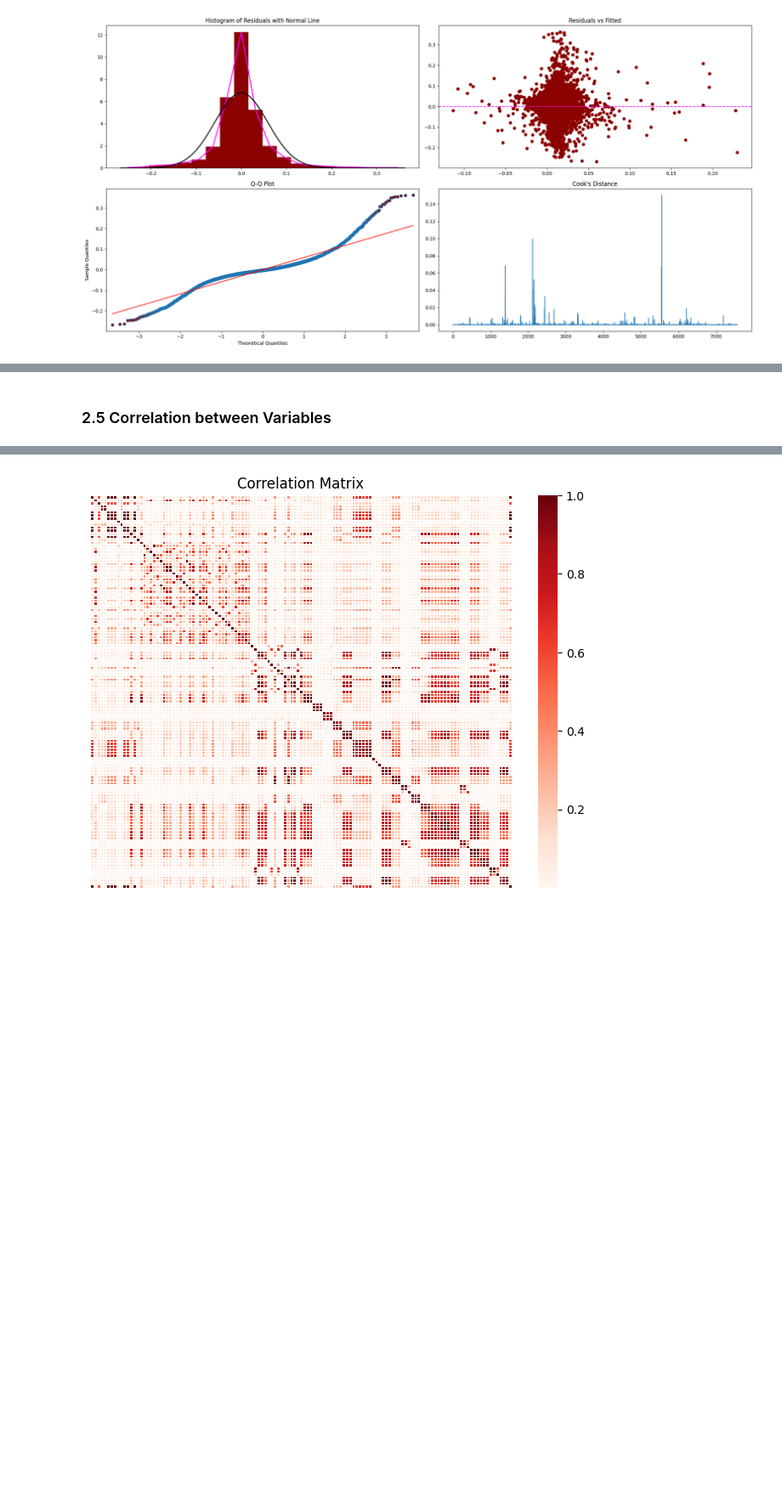
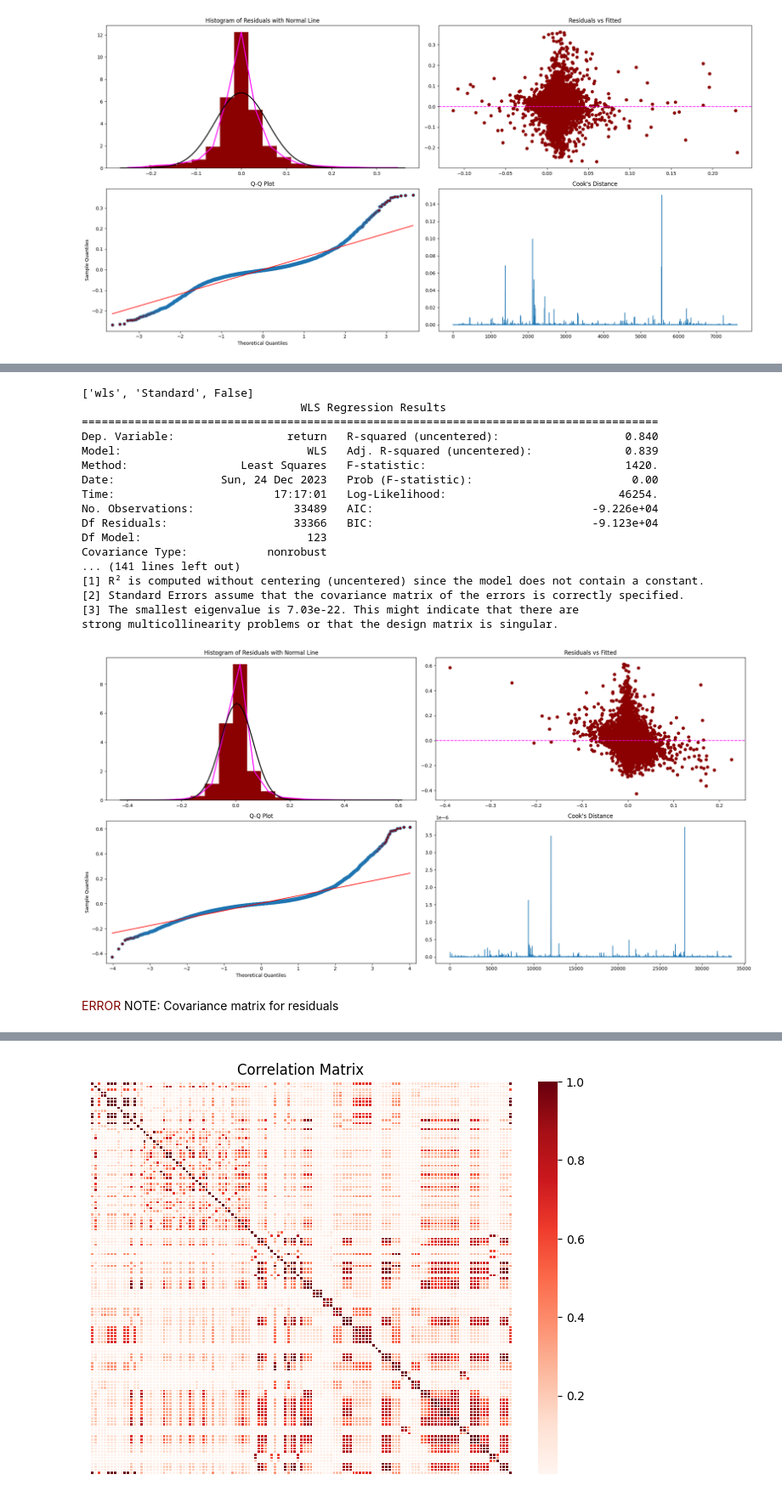
Before and after one commit to KJJHHH/Build-Portfolio, a Jupyter notebook: TEJ_portfolio/TEJ_Reg_Analysis.ipynb, the cells around one changed output, grey strips where cells are left out. Shown at 85% size. Cells and saved outputs as stored; diff of their text form; code cells hidden in the pictures; blank space fills up the shorter version.

```diff
--- a/TEJ_portfolio/TEJ_Reg_Analysis.ipynb
+++ b/TEJ_portfolio/TEJ_Reg_Analysis.ipynb
@@ -418,11 +442,3 @@ mdate
 Industry_Eng
 # %% [markdown]
 ### 2.1 Fit Linear Regression
-# %%
-
-# split X, y
-X_train, y_train = split_X_y(train.drop('index', axis = 1))
-X_test, y_test = split_X_y(test.drop('index', axis = 1))
-
-# fit linear
-linear_reg = fit_linear(X_train, y_train)
@@ -469,7 +493,0 @@ graphic_diagnostic(linear_reg)
-# %%
-train.set_index(
-    ["coid", "mdate", "Industry_Eng", "Close", "Open", "return"], inplace=True)\
-    .drop('index', axis = 1, inplace=True)
-test.set_index(
-    ["coid", "mdate", "Industry_Eng", "Close", "Open", "return"], inplace=True)\
-    .drop('index', axis = 1, inplace=True)
@@ -502 +572,26 @@ Covariance matrix for residuals
+# %%
+print(better_set)
+print(better_mod.summary())
+graphic_diagnostic(better_mod)
+# %% [output]
+['wls', 'Standard', False]
+                                 WLS Regression Results
+=======================================================================================
+Dep. Variable:                 return   R-squared (uncentered):                   0.840
+Model:                            WLS   Adj. R-squared (uncentered):              0.839
+Method:                 Least Squares   F-statistic:                              1420.
+Date:                Sun, 24 Dec 2023   Prob (F-statistic):                        0.00
+Time:                        17:17:01   Log-Likelihood:                          46254.
+No. Observations:               33489   AIC:                                 -9.226e+04
+Df Residuals:                   33366   BIC:                                 -9.123e+04
+Df Model:                         123
+Covariance Type:            nonrobust
+... (141 lines left out)
+[1] R² is computed without centering (uncentered) since the model does not contain a constant.
+[2] Standard Errors assume that the covariance matrix of the errors is correctly specified.
+[3] The smallest eigenvalue is 7.03e-22. This might indicate that there are
+strong multicollinearity problems or that the design matrix is singular.
+[figure, added]
+# %% [markdown]
+<font color=#800000>ERROR</font> NOTE: Covariance matrix for residuals
 # %%
@@ -521,2 +617,0 @@ K = np.linalg.cholesky(V)
-# %% [markdown]
-### 2.5 Correlation between Variables
```
Also changed, not shown: parts of 23 cells of this notebook, 11 other files.
